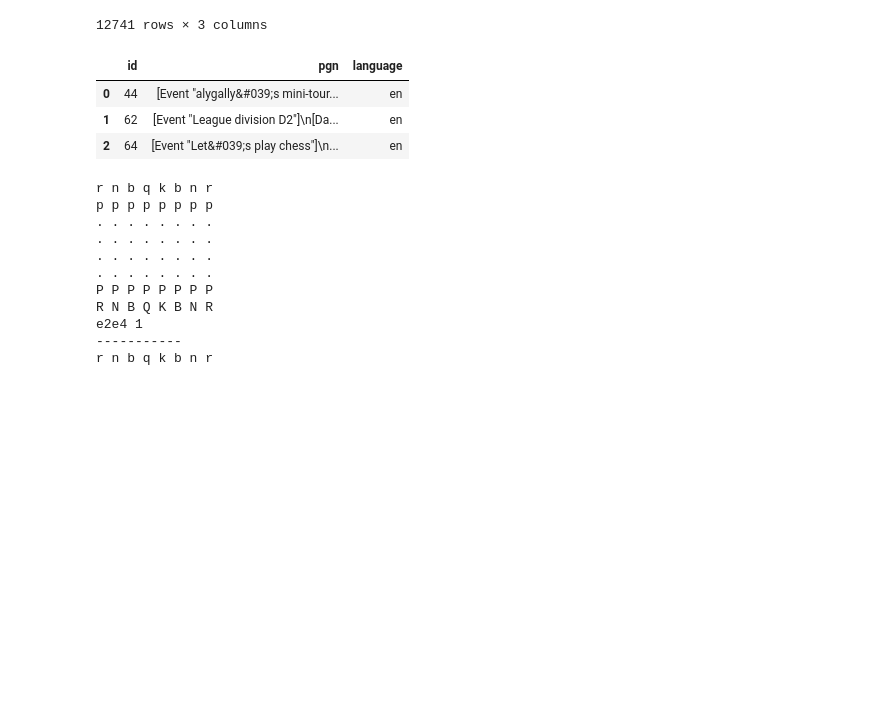
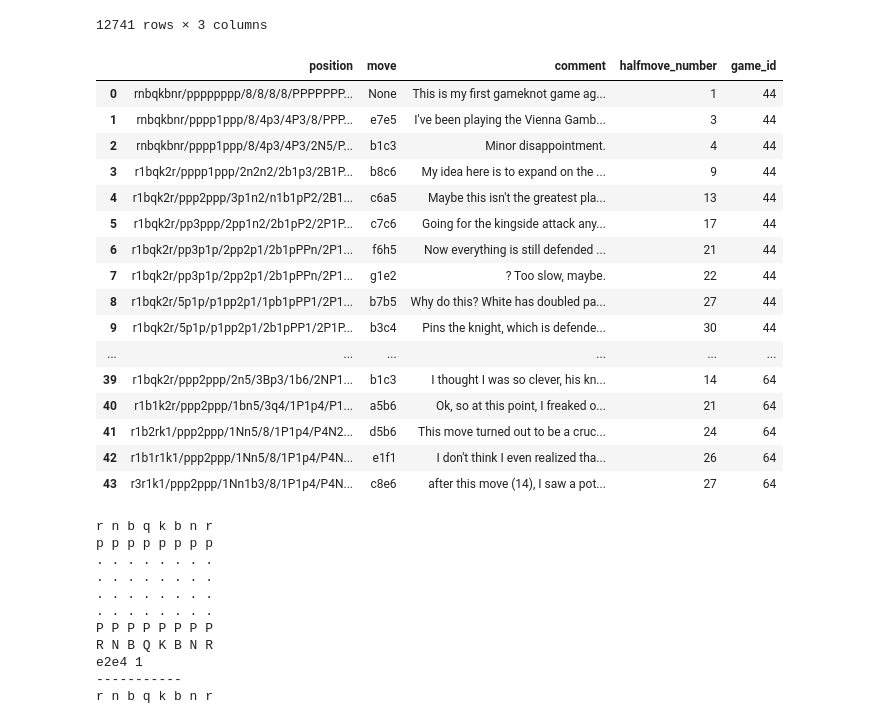
Before and after one commit to Kamil2601/NLP-chess-engine, a Jupyter notebook: test.ipynb, the cells around one changed output. Cells and saved outputs as stored; diff of their text form; code cells hidden in the pictures; blank space fills up the shorter version.

```diff
--- a/test.ipynb
+++ b/test.ipynb
@@ -25,12 +25,25 @@ games
 | 12740 | 70387 | [Event "Long road to a win"]\n[Da... | en |
 12741 rows × 3 columns
 # %%
-games.head(3)
+utils.games_to_moves(games.head(3))
 # %% [output]
-|  | id | pgn | language |
-| 0 | 44 | [Event "alygally&#039;s mini-tour... | en |
-| 1 | 62 | [Event "League division D2"]\n[Da... | en |
-| 2 | 64 | [Event "Let&#039;s play chess"]\n... | en |
+|  | position | move | comment | halfmove_number | game_id |
+| 0 | rnbqkbnr/pppppppp/8/8/8/8/PPPPPPP... | None | This is my first gameknot game ag... | 1 | 44 |
+| 1 | rnbqkbnr/pppp1ppp/8/4p3/4P3/8/PPP... | e7e5 | I've been playing the Vienna Gamb... | 3 | 44 |
+| 2 | rnbqkbnr/pppp1ppp/8/4p3/4P3/2N5/P... | b1c3 | Minor disappointment. | 4 | 44 |
+| 3 | r1bqk2r/pppp1ppp/2n2n2/2b1p3/2B1P... | b8c6 | My idea here is to expand on the ... | 9 | 44 |
+| 4 | r1bqk2r/ppp2ppp/3p1n2/n1b1pP2/2B1... | c6a5 | Maybe this isn't the greatest pla... | 13 | 44 |
+| 5 | r1bqk2r/pp3ppp/2pp1n2/2b1pP2/2P1P... | c7c6 | Going for the kingside attack any... | 17 | 44 |
+| 6 | r1bqk2r/pp3p1p/2pp2p1/2b1pPPn/2P1... | f6h5 | Now everything is still defended ... | 21 | 44 |
+| 7 | r1bqk2r/pp3p1p/2pp2p1/2b1pPPn/2P1... | g1e2 | ? Too slow, maybe. | 22 | 44 |
+| 8 | r1bqk2r/5p1p/p1pp2p1/1pb1pPP1/2P1... | b7b5 | Why do this? White has doubled pa... | 27 | 44 |
+| 9 | r1bqk2r/5p1p/p1pp2p1/2b1pPP1/2P1P... | b3c4 | Pins the knight, which is defende... | 30 | 44 |
+| ... | ... | ... | ... | ... | ... |
+| 39 | r1bqk2r/ppp2ppp/2n5/3Bp3/1b6/2NP1... | b1c3 | I thought I was so clever, his kn... | 14 | 64 |
+| 40 | r1b1k2r/ppp2ppp/1bn5/3q4/1P1p4/P1... | a5b6 | Ok, so at this point, I freaked o... | 21 | 64 |
+| 41 | r1b2rk1/ppp2ppp/1Nn5/8/1P1p4/P4N2... | d5b6 | This move turned out to be a cruc... | 24 | 64 |
+| 42 | r1b1r1k1/ppp2ppp/1Nn5/8/1P1p4/P4N... | e1f1 | I don't think I even realized tha... | 26 | 64 |
+| 43 | r3r1k1/ppp2ppp/1Nn1b3/8/1P1p4/P4N... | c8e6 | after this move (14), I saw a pot... | 27 | 64 |
 # %%
 game = chess.pgn.read_game(io.StringIO(games.pgn[0]))
 # %%
```
